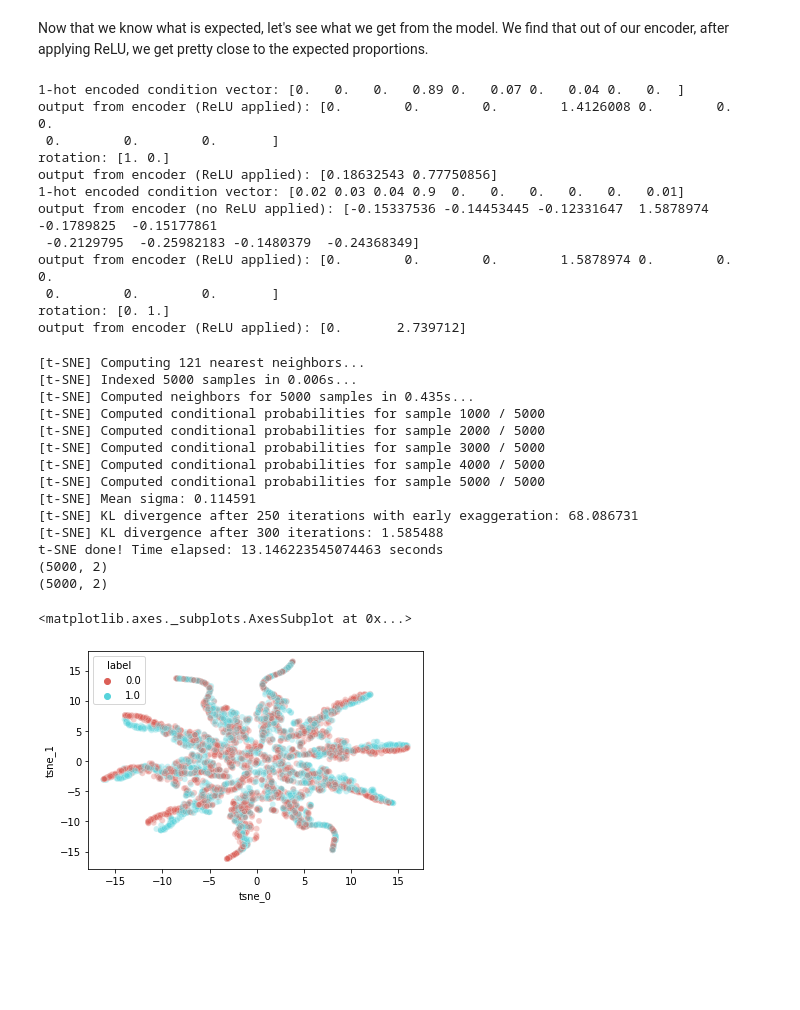
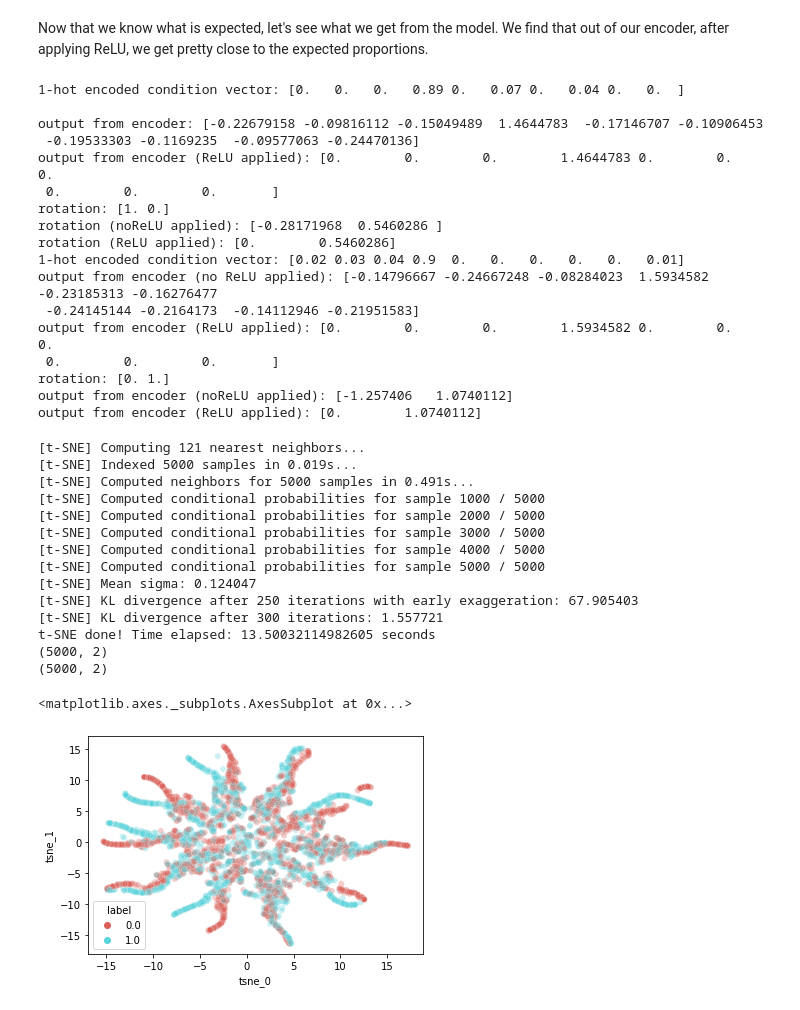
Before and after one commit to suraj-adewale/sc_bulk_ood, a Jupyter notebook: experiments/DIVA_stacked_mnist.ipynb, the cells around one changed output. Drawn from its saved outputs; the diff is of its cells as text; code cells hidden in the pictures; blank space fills up the shorter version.

```diff
--- a/experiments/DIVA_stacked_mnist.ipynb
+++ b/experiments/DIVA_stacked_mnist.ipynb
@@ -302,8 +306,12 @@ label_test = to_categorical(Label_test)
 # %% [markdown]
 ## Hyperparameters
 # %%
-batch_size = 250
+batch_size = 500
 n_epoch = 5
+
+beta_kl_slack = 10
+beta_kl_rot = 10
+beta_kl_prop = 10
 
 # the network dimensions are 784 > 512 > proportion_dim < 512 < 784
 n_z = 10 # latent space size, one latent dimension PER MNIST digit
@@ -578,16 +579,20 @@ Now that we know what is expected, let's see what we get from the model. We find
 # %%
 plot_idx = 0
 
-z_slack, mu_prop, z_rot = encoder.predict(X_full_train, batch_size=250)
+z_slack, mu_prop, z_rot = encoder.predict(X_full_train, batch_size=batch_size)
 encoded_X0 = mu_prop[plot_idx]
 rotated_vec = z_rot[plot_idx]
-print(f"1-hot encoded condition vector: {Y_full_train[plot_idx]}")
+print(f"1-hot encoded condition vector: {Y_full_train[plot_idx]}\n")
+
+print(f"output from encoder: {encoded_X0}")
+
 encoded_X0[encoded_X0<0] = 0
 print(f"output from encoder (ReLU applied): {encoded_X0}")
 
 print(f"rotation: {label_train[plot_idx]}")
+print(f"rotation (noReLU applied): {rotated_vec}")
 rotated_vec[rotated_vec<0] = 0
-print(f"output from encoder (ReLU applied): {rotated_vec}")
+print(f"rotation (ReLU applied): {rotated_vec}")
 
 
 encoded_X0 = mu_prop[200000+plot_idx]
@@ -599,24 +604,30 @@ encoded_X0[encoded_X0<0] = 0
 print(f"output from encoder (ReLU applied): {encoded_X0}")
 
 print(f"rotation: {label_train[200000+plot_idx]}")
+print(f"output from encoder (noReLU applied): {rotated_vec}")
 rotated_vec[rotated_vec<0] = 0
 print(f"output from encoder (ReLU applied): {rotated_vec}")
 # %% [output]
 1-hot encoded condition vector: [0.   0.   0.   0.89 0.   0.07 0.   0.04 0.   0.  ]
-output from encoder (ReLU applied): [0.        0.        0.        1.4126008 0.        0.        0.
+
+output from encoder: [-0.22679158 -0.09816112 -0.15049489  1.4644783  -0.17146707 -0.10906453
+ -0.19533303 -0.1169235  -0.09577063 -0.24470136]
+output from encoder (ReLU applied): [0.        0.        0.        1.4644783 0.        0.        0.
  0.        0.        0.       ]
 rotation: [1. 0.]
-output from encoder (ReLU applied): [0.18632543 0.77750856]
+rotation (noReLU applied): [-0.28171968  0.5460286 ]
+rotation (ReLU applied): [0.        0.5460286]
 1-hot encoded condition vector: [0.02 0.03 0.04 0.9  0.   0.   0.   0.   0.   0.01]
-output from encoder (no ReLU applied): [-0.15337536 -0.14453445 -0.12331647  1.5878974  -0.1789825  -0.15177861
- -0.2129795  -0.25982183 -0.1480379  -0.24368349]
-output from encoder (ReLU applied): [0.        0.        0.        1.5878974 0.        0.        0.
+output from encoder (no ReLU applied): [-0.14796667 -0.24667248 -0.08284023  1.5934582  -0.23185313 -0.16276477
+ -0.24145144 -0.2164173  -0.14112946 -0.21951583]
+output from encoder (ReLU applied): [0.        0.        0.        1.5934582 0.        0.        0.
  0.        0.        0.       ]
 rotation: [0. 1.]
-output from encoder (ReLU applied): [0.       2.739712]
+output from encoder (noReLU applied): [-1.257406   1.0740112]
+output from encoder (ReLU applied): [0.        1.0740112]
 # %%
 # plot proportions
-z_slack, mu_prop, z_rot = encoder.predict(X_full_test, batch_size=250)
+z_slack, mu_prop, z_rot = encoder.predict(X_full_test, batch_size=batch_size)
 z_test = mu_prop
 encodings= np.asarray(z_test)
 encodings = encodings.reshape(X_full_test.shape[0], n_z)
@@ -626,40 +637,40 @@ tsne_idx = np.random.choice(encodings.shape[0], size=5000, replace=False)
 time_start = time.time()
 tsne = TSNE(n_components=2, verbose=1, perplexity=40, n_iter=300)
 tsne_results = tsne.fit_transform(encodings[tsne_idx,:])
 print('t-SNE done! Time elapsed: {} seconds'.format(time.time()-time_start))
 
 
 plot_df = pd.DataFrame(tsne_results[:,0:2])
 print(tsne_results.shape)
 print(plot_df.shape)
 plot_df.columns = ['tsne_0', 'tsne_1']
 plot_df['label'] = Label_test[tsne_idx]
 
 sns.scatterplot(
     x="tsne_0", y="tsne_1",
     data=plot_df,
     hue="label",
     palette=sns.color_palette("hls", 2),
     legend="full",
     alpha=0.3
 )
 # %% [output]
 [t-SNE] Computing 121 nearest neighbors...
-[t-SNE] Indexed 5000 samples in 0.006s...
-[t-SNE] Computed neighbors for 5000 samples in 0.435s...
+[t-SNE] Indexed 5000 samples in 0.019s...
+[t-SNE] Computed neighbors for 5000 samples in 0.491s...
 [t-SNE] Computed conditional probabilities for sample 1000 / 5000
 [t-SNE] Computed conditional probabilities for sample 2000 / 5000
 [t-SNE] Computed conditional probabilities for sample 3000 / 5000
 [t-SNE] Computed conditional probabilities for sample 4000 / 5000
 [t-SNE] Computed conditional probabilities for sample 5000 / 5000
-[t-SNE] Mean sigma: 0.114591
-[t-SNE] KL divergence after 250 iterations with early exaggeration: 68.086731
-[t-SNE] KL divergence after 300 iterations: 1.585488
-t-SNE done! Time elapsed: 13.146223545074463 seconds
+[t-SNE] Mean sigma: 0.124047
+[t-SNE] KL divergence after 250 iterations with early exaggeration: 67.905403
+[t-SNE] KL divergence after 300 iterations: 1.557721
+t-SNE done! Time elapsed: 13.50032114982605 seconds
 (5000, 2)
 (5000, 2)
 <matplotlib.axes._subplots.AxesSubplot at 0x...>
-[figure, old version]
+[figure, new version]
 # %%
 # plot rotation
 z_test = z_rot
```
Also changed, not shown: parts of 20 cells of this notebook, 2 other files.
